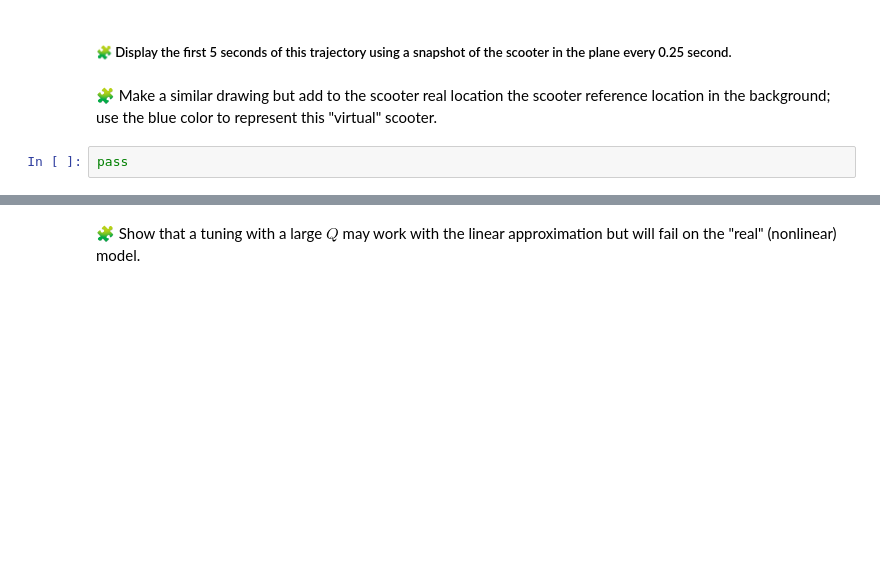
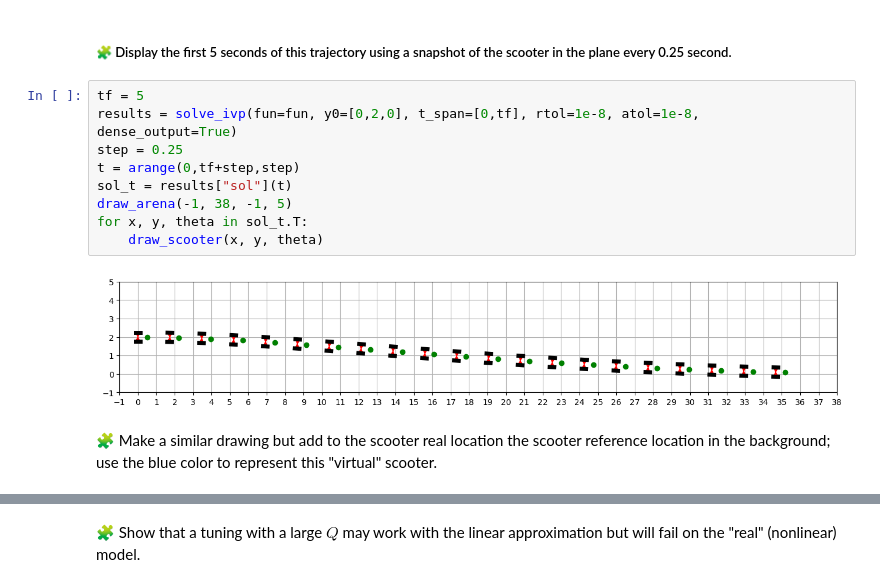
Before and after one commit to LahbibAll/control-engineering-with-python-project-2023-2024, a Jupyter notebook: Project-part-3.ipynb, the cells around one changed output, grey strips where cells are left out. Saved outputs shown, nothing was run; the diff lists cells and outputs as text; blank space fills up the shorter version.

```diff
--- a/Project-part-3.ipynb
+++ b/Project-part-3.ipynb
@@ -913,6 +922,15 @@ pass
 # %% [markdown]
 ##### 🧩 Display the first 5 seconds of this trajectory using a snapshot of the scooter in the plane every 0.25 second.
+# %%
+tf = 5
+results = solve_ivp(fun=fun, y0=[0,2,0], t_span=[0,tf], rtol=1e-8, atol=1e-8, dense_output=True)
+step = 0.25
+t = arange(0,tf+step,step)
+sol_t = results["sol"](t)
+draw_arena(-1, 38, -1, 5)
+for x, y, theta in sol_t.T:
+    draw_scooter(x, y, theta)
+# %% [output]
+[figure, added]
 # %% [markdown]
 🧩 Make a similar drawing but add to the scooter real location the scooter reference location in the background; use the blue color to represent this "virtual" scooter.
-# %%
-pass
```
Also changed, not shown: parts of 7 cells of this notebook.
